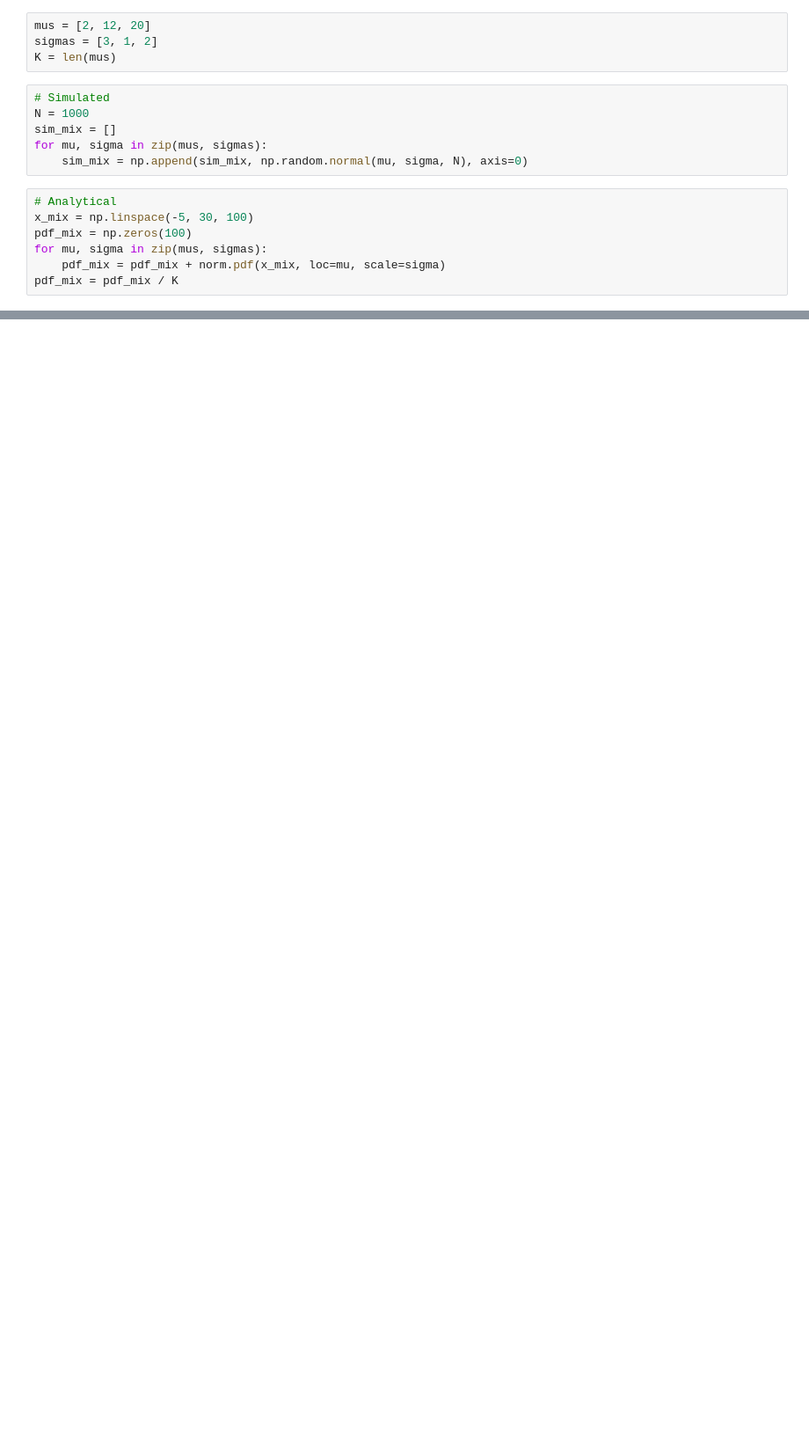
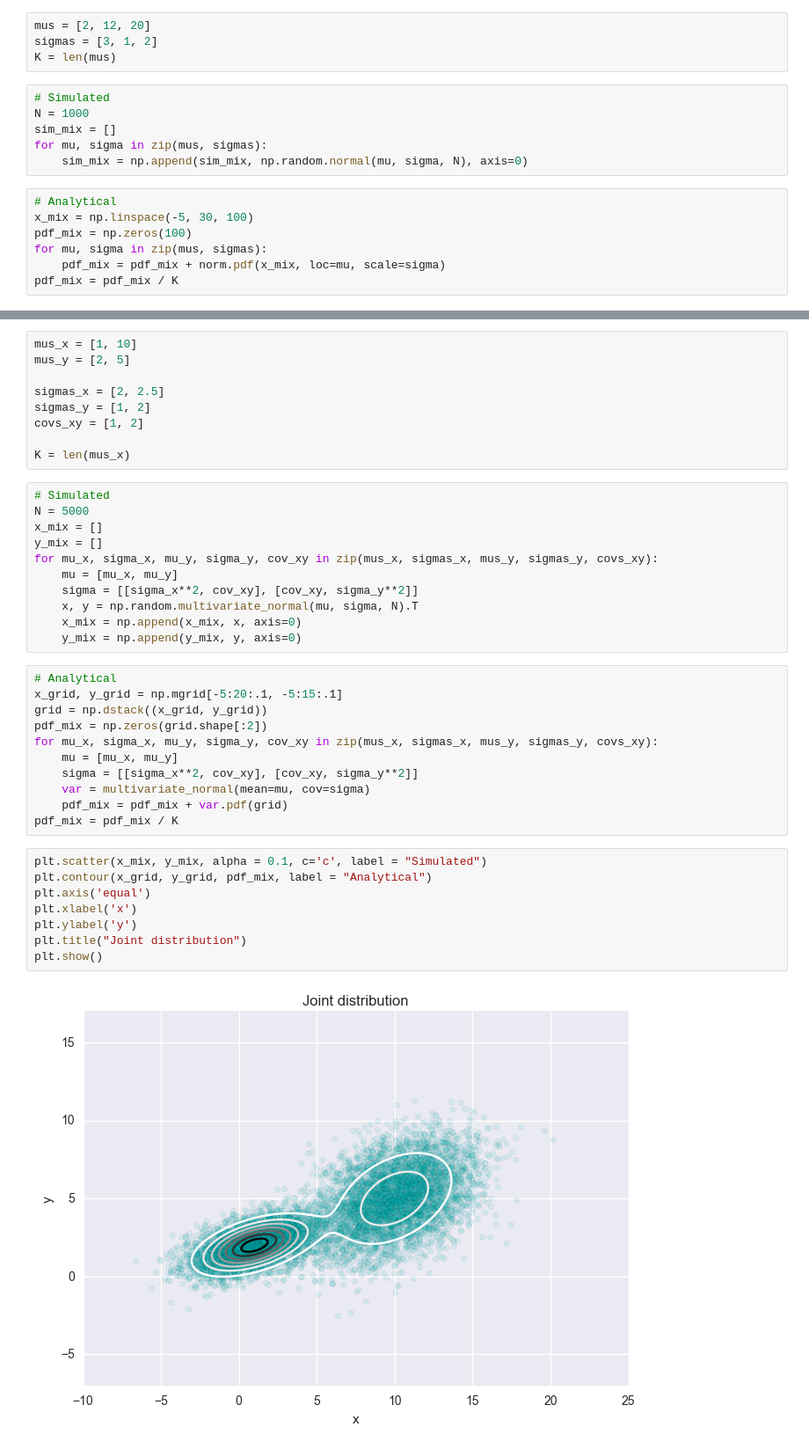
Before and after one commit to mavrommatis/MATLAB, a Jupyter notebook: Gaussian_Mixture_Demo.ipynb, the cells around one changed output, grey strips where cells are left out. Shown: that part at 88% size. Saved outputs shown, nothing was run; the diff lists cells and outputs as text; blank space fills up the shorter version.

```diff
--- a/Gaussian_Mixture_Demo.ipynb
+++ b/Gaussian_Mixture_Demo.ipynb
@@ -64,0 +130,41 @@ plt.show()
+# %%
+mus_x = [1, 10]
+mus_y = [2, 5]
+
+sigmas_x = [2, 2.5]
+sigmas_y = [1, 2]
+covs_xy = [1, 2]
+
+K = len(mus_x)
+# %%
+# Simulated
+N = 5000
+x_mix = []
+y_mix = []
+for mu_x, sigma_x, mu_y, sigma_y, cov_xy in zip(mus_x, sigmas_x, mus_y, sigmas_y, covs_xy):
+    mu = [mu_x, mu_y]
+    sigma = [[sigma_x**2, cov_xy], [cov_xy, sigma_y**2]]
+    x, y = np.random.multivariate_normal(mu, sigma, N).T
+    x_mix = np.append(x_mix, x, axis=0)
+    y_mix = np.append(y_mix, y, axis=0)
+# %%
+# Analytical
+x_grid, y_grid = np.mgrid[-5:20:.1, -5:15:.1]
+grid = np.dstack((x_grid, y_grid))
+pdf_mix = np.zeros(grid.shape[:2])
+for mu_x, sigma_x, mu_y, sigma_y, cov_xy in zip(mus_x, sigmas_x, mus_y, sigmas_y, covs_xy):
+    mu = [mu_x, mu_y]
+    sigma = [[sigma_x**2, cov_xy], [cov_xy, sigma_y**2]]
+    var = multivariate_normal(mean=mu, cov=sigma)
+    pdf_mix = pdf_mix + var.pdf(grid)
+pdf_mix = pdf_mix / K
+# %%
+plt.scatter(x_mix, y_mix, alpha = 0.1, c='c', label = "Simulated")
+plt.contour(x_grid, y_grid, pdf_mix, label = "Analytical")
+plt.axis('equal')
+plt.xlabel('x')
+plt.ylabel('y')
+plt.title("Joint distribution")
+plt.show()
+# %% [output]
+[figure, added]
```
Also changed, not shown: parts of 19 cells of this notebook.
